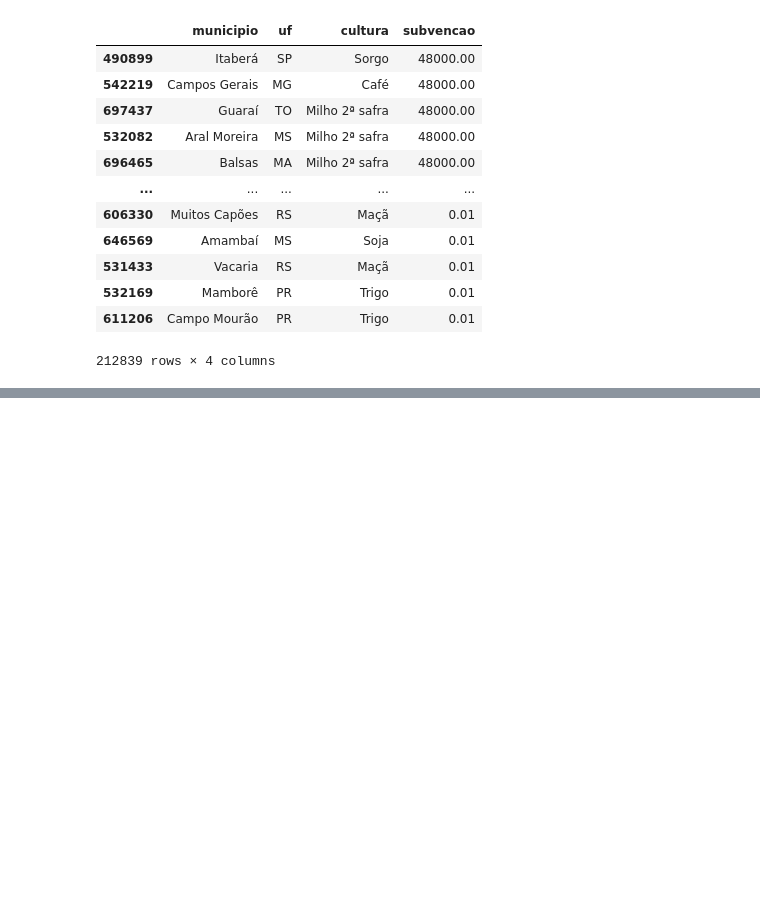
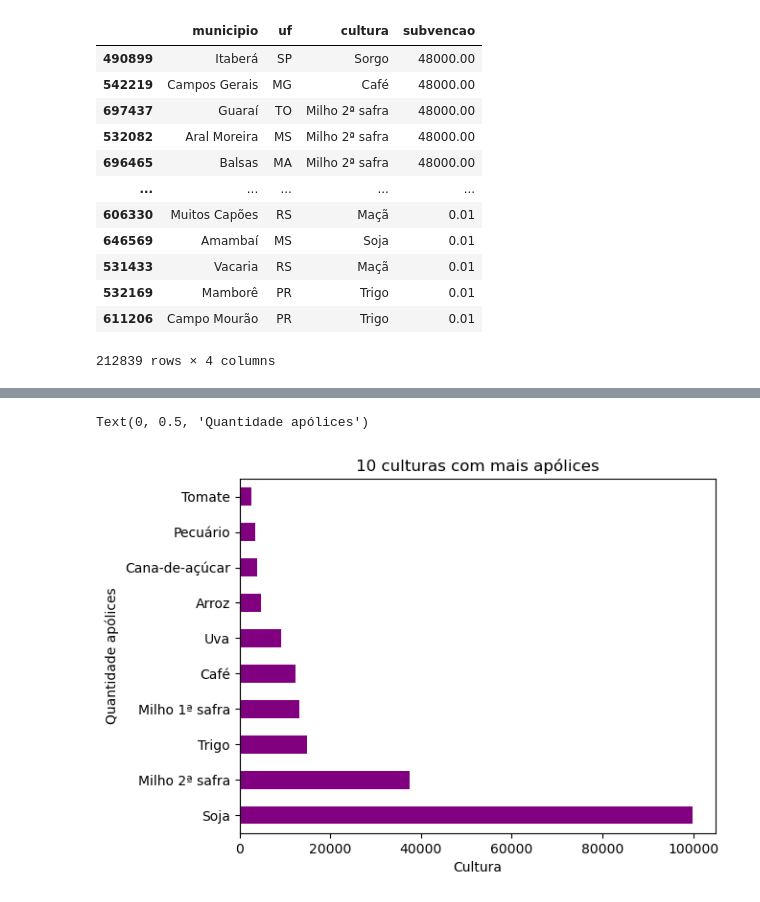
Before and after one commit to LucasPassoni/data-cleaning-eda, a Jupyter notebook: script.ipynb, the cells around one changed output, grey strips where cells are left out. Drawn from its saved outputs; the diff is of its cells as text; code cells hidden in the pictures; blank space fills up the shorter version.

```diff
--- a/script.ipynb
+++ b/script.ipynb
@@ -566,0 +819,10 @@ dados = pd.read_excel("seguro-rural-2016-2021.xlsx")
+# %%
+#definindo um objeto ax para adicionar mais elementos ao gráfico
+ax = df['cultura'].value_counts()\
+    .head(10)\
+    .plot(kind='barh', title='10 culturas com mais apólices', color = 'purple')
+ax.set_xlabel('Cultura')
+ax.set_ylabel('Quantidade apólices')
+# %% [output]
+Text(0, 0.5, 'Quantidade apólices')
+[figure, added]
```
Also changed, not shown: parts of 28 cells of this notebook, 2 other files.
